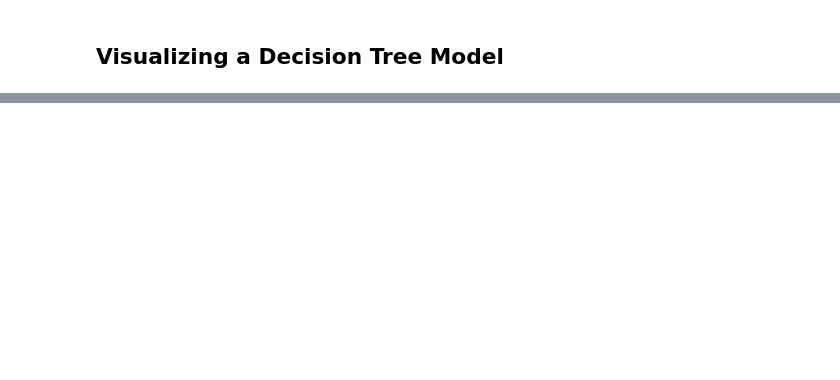
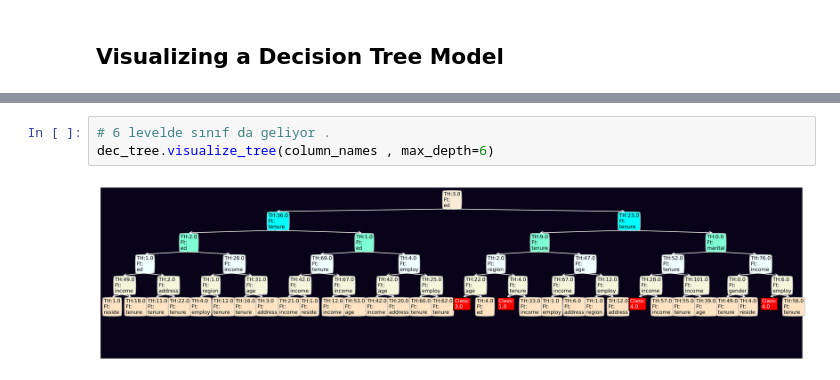
Before and after one commit to yusufani/YTU_Decision_Tree_Example, a Jupyter notebook: Trees and Forests.ipynb, the cells around one changed output, grey strips where cells are left out. Drawn from its saved outputs; the diff is of its cells as text; blank space fills up the shorter version.

```diff
--- a/Trees and Forests.ipynb
+++ b/Trees and Forests.ipynb
@@ -177,0 +384,5 @@ from sklearn import tree
+# %%
+# 6 levelde sınıf da geliyor .
+dec_tree.visualize_tree(column_names , max_depth=6)
+# %% [output]
+[figure, added]
```
Also changed, not shown: parts of 9 cells of this notebook, 2 other files.
